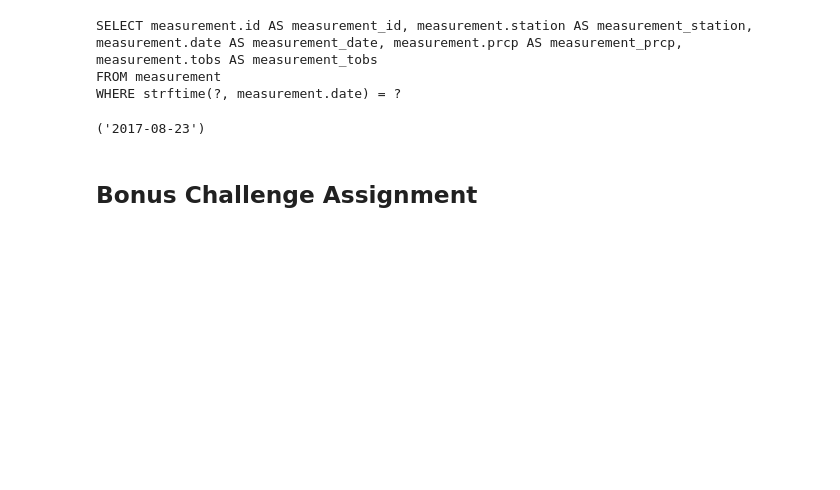
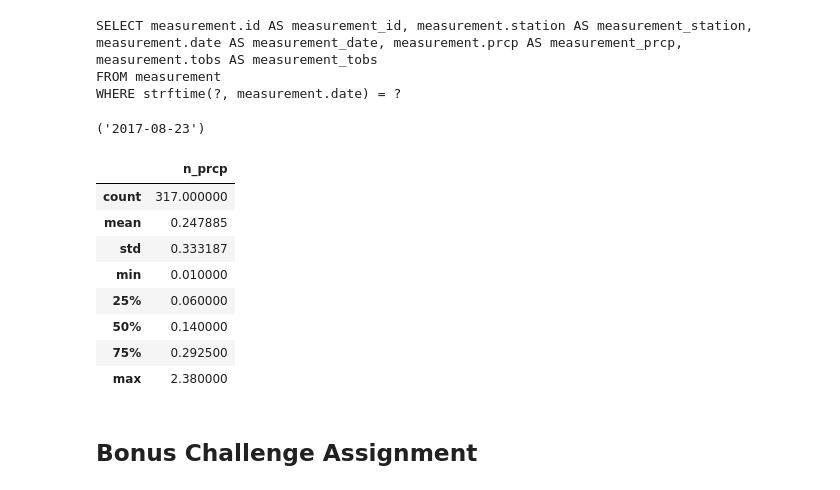
Before and after one commit to jtslater2/JTS-HW10-SQLAlchemy, a Jupyter notebook: climate_starter-jts.ipynb, the cells around one changed output. Drawn from its saved outputs; the diff is of its cells as text; code cells hidden in the pictures; blank space fills up the shorter version.

```diff
--- a/climate_starter-jts.ipynb
+++ b/climate_starter-jts.ipynb
@@ -247,7 +256,17 @@ WHERE strftime(?, measurement.date) = ?
 ('2017-08-23')
 # %%
 # Use Pandas to calcualte the summary statistics for the precipitation data
-df.describe()
+df2.describe()
+# %% [output]
+|  | n_prcp |
+| count | 317.000000 |
+| mean | 0.247885 |
+| std | 0.333187 |
+| min | 0.010000 |
+| 25% | 0.060000 |
+| 50% | 0.140000 |
+| 75% | 0.292500 |
+| max | 2.380000 |
 # %%
 # Design a query to show how many stations are available in this dataset?
 #   unique.count
```
Also changed, not shown: parts of 6 cells of this notebook.
